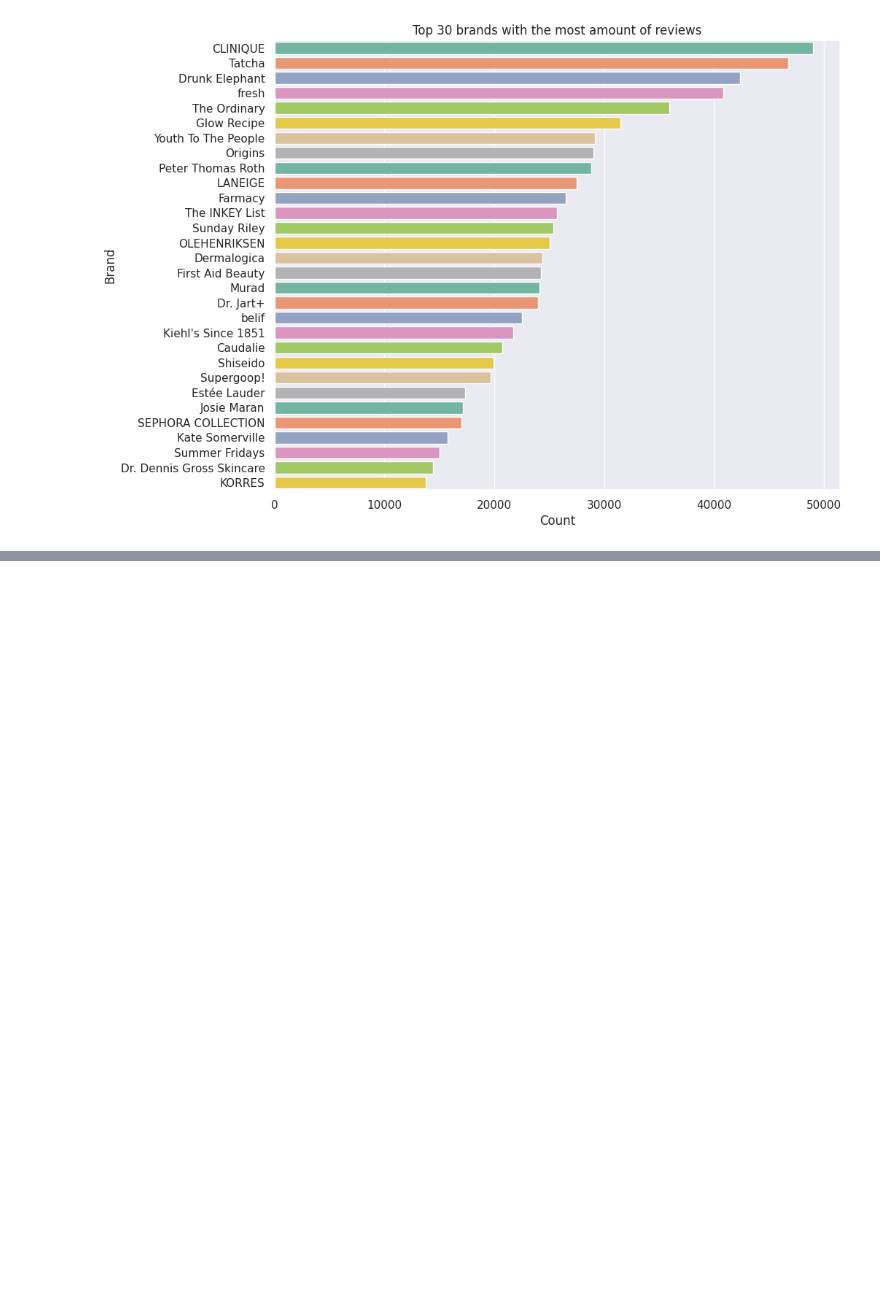
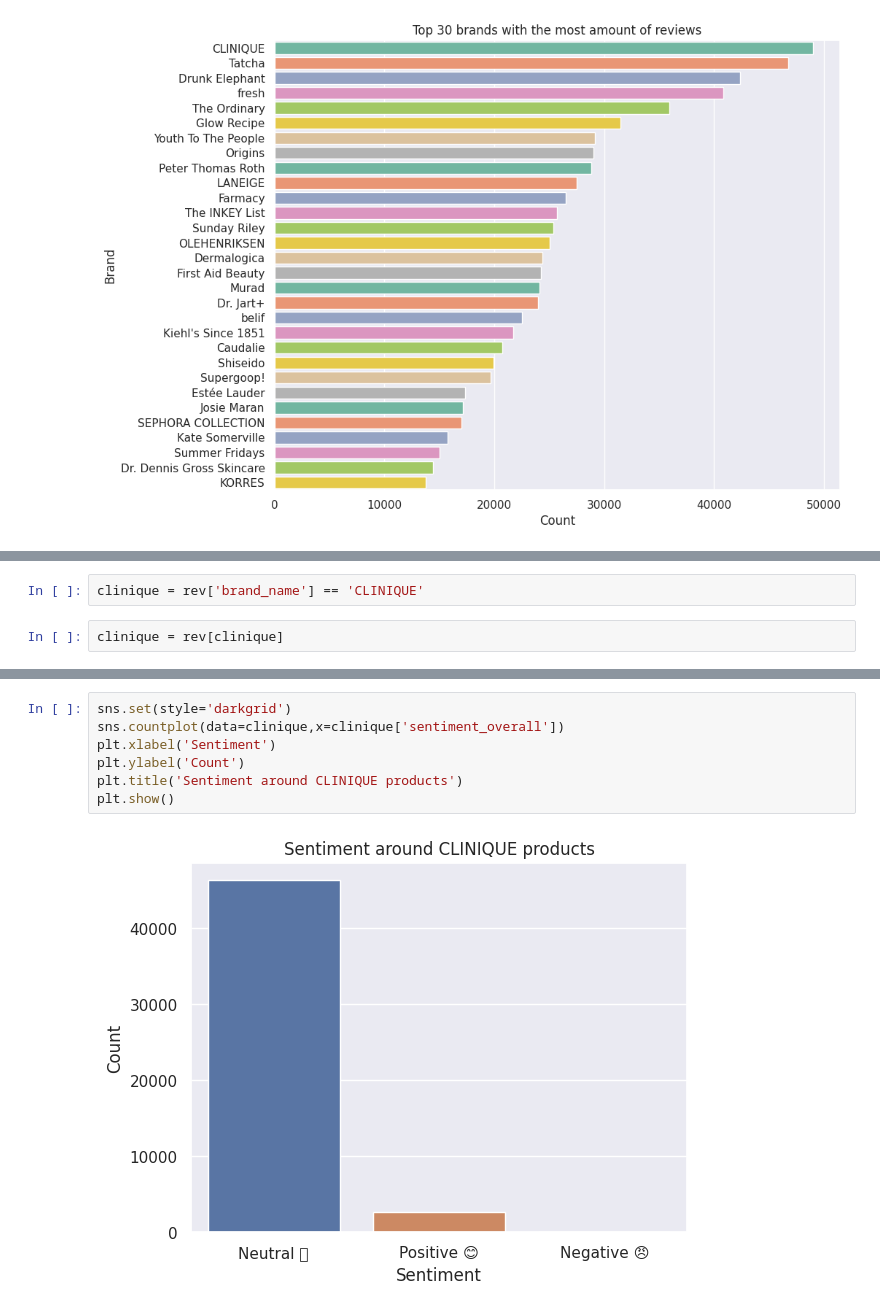
Before and after one commit to aksanaboo/sephora, a Jupyter notebook: SephoraEDApart2.ipynb, the cells around one changed output, grey strips where cells are left out. Saved outputs shown, nothing was run; the diff lists cells and outputs as text; blank space fills up the shorter version.

```diff
--- a/SephoraEDApart2.ipynb
+++ b/SephoraEDApart2.ipynb
@@ -308,0 +312,4 @@ plt.show()
+# %%
+clinique = rev['brand_name'] == 'CLINIQUE'
+# %%
+clinique = rev[clinique]
@@ -308,0 +343,9 @@ plt.show()
+# %%
+sns.set(style='darkgrid')
+sns.countplot(data=clinique,x=clinique['sentiment_overall'])
+plt.xlabel('Sentiment')
+plt.ylabel('Count')
+plt.title('Sentiment around CLINIQUE products')
+plt.show()
+# %% [output]
+[figure, added]
```
Also changed, not shown: parts of 15 cells of this notebook.
